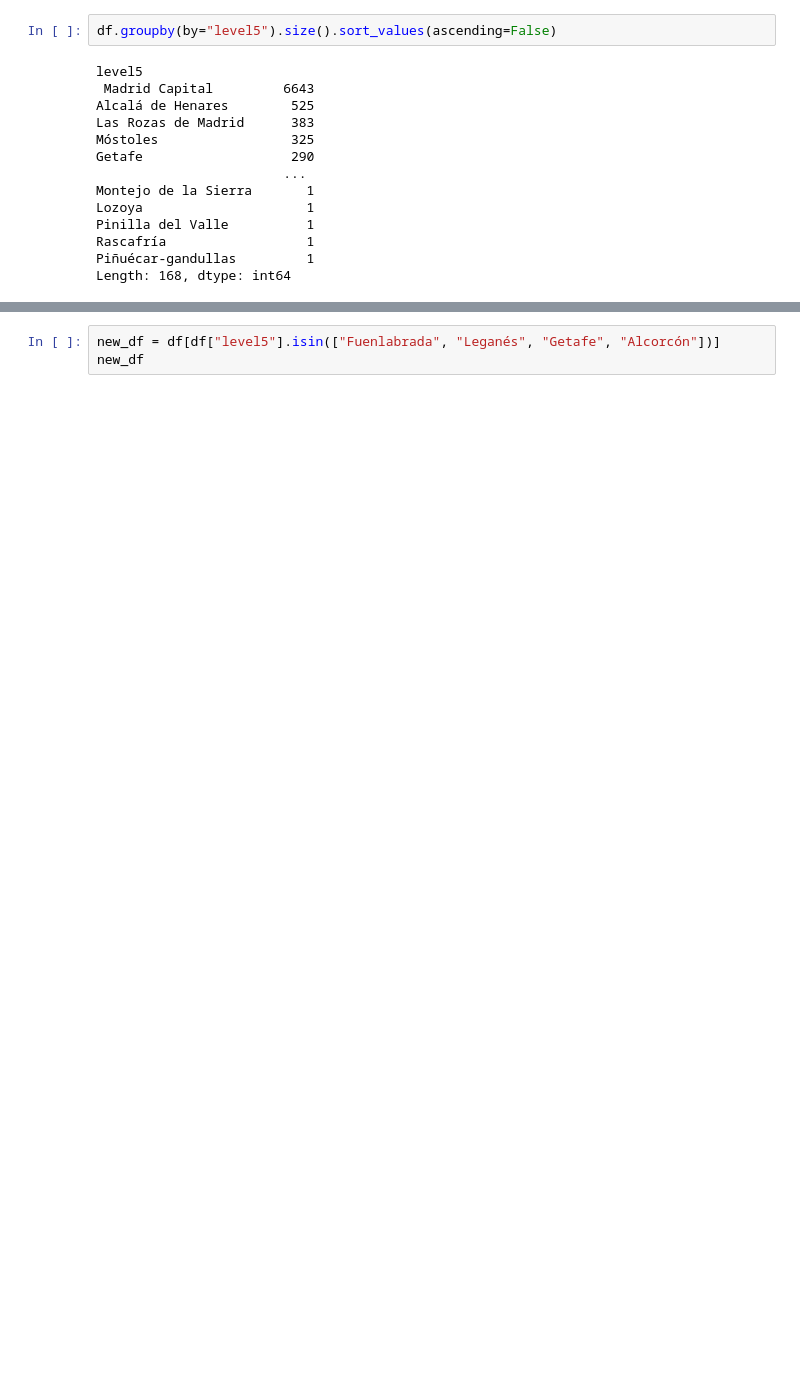
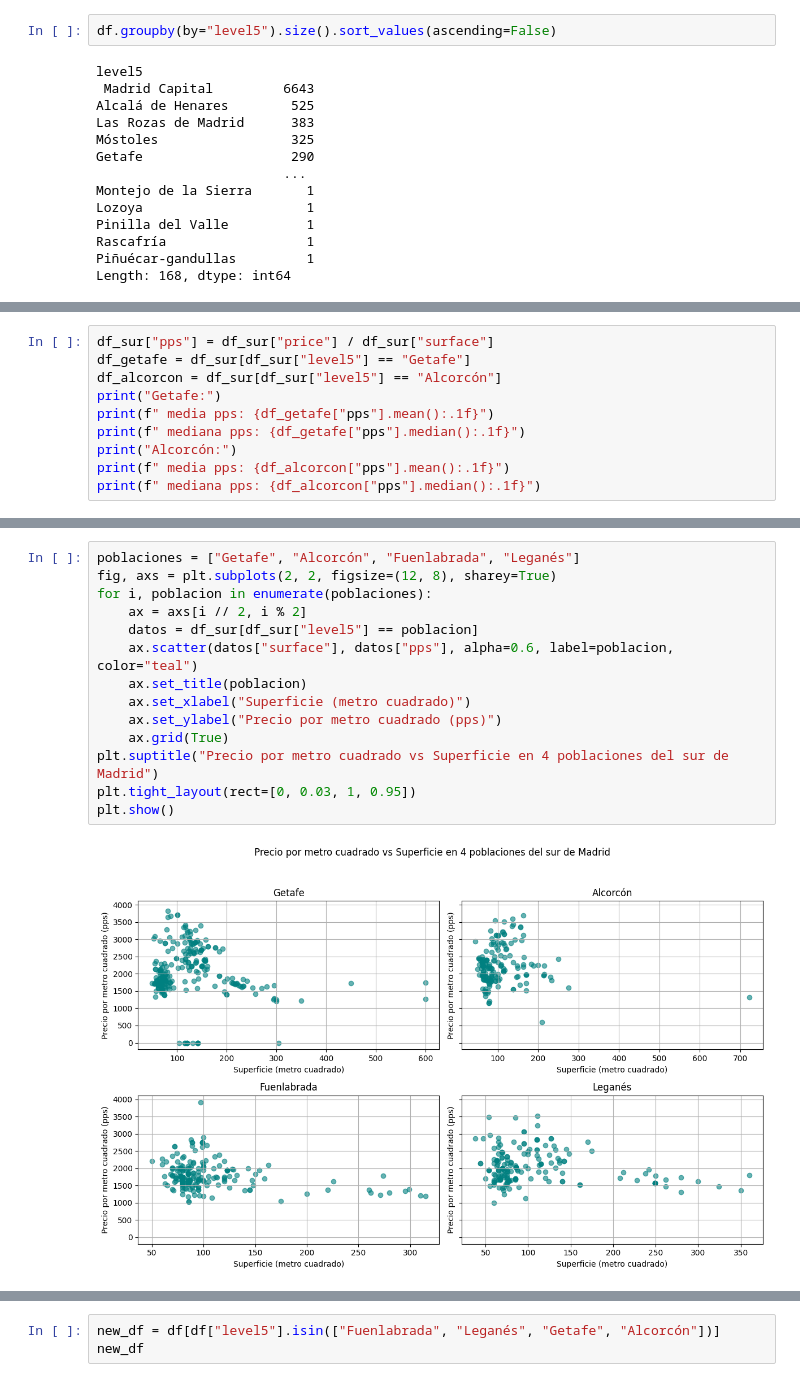
Before and after one commit to johnfbeltranc/pre_work, a Jupyter notebook: notebooks/01_analysis.ipynb, the cells around one changed output, grey strips where cells are left out. Drawn from its saved outputs; the diff is of its cells as text; blank space fills up the shorter version.

```diff
--- a/notebooks/01_analysis.ipynb
+++ b/notebooks/01_analysis.ipynb
@@ -273,0 +437,10 @@ Length: 168, dtype: int64
+# %%
+df_sur["pps"] = df_sur["price"] / df_sur["surface"]
+df_getafe = df_sur[df_sur["level5"] == "Getafe"]
+df_alcorcon = df_sur[df_sur["level5"] == "Alcorcón"]
+print("Getafe:")
+print(f" media pps: {df_getafe["pps"].mean():.1f}")
+print(f" mediana pps: {df_getafe["pps"].median():.1f}")
+print("Alcorcón:")
+print(f" media pps: {df_alcorcon["pps"].mean():.1f}")
+print(f" mediana pps: {df_alcorcon["pps"].median():.1f}")
@@ -274,2 +466,18 @@ Length: 168, dtype: int64
+# %%
+poblaciones = ["Getafe", "Alcorcón", "Fuenlabrada", "Leganés"]
+fig, axs = plt.subplots(2, 2, figsize=(12, 8), sharey=True)
+for i, poblacion in enumerate(poblaciones):
+    ax = axs[i // 2, i % 2]
+    datos = df_sur[df_sur["level5"] == poblacion]
+    ax.scatter(datos["surface"], datos["pps"], alpha=0.6, label=poblacion, color="teal")
+    ax.set_title(poblacion)
+    ax.set_xlabel("Superficie (metro cuadrado)")
+    ax.set_ylabel("Precio por metro cuadrado (pps)")
+    ax.grid(True)
+plt.suptitle("Precio por metro cuadrado vs Superficie en 4 poblaciones del sur de Madrid")
+plt.tight_layout(rect=[0, 0.03, 1, 0.95])
+plt.show()
+# %% [output]
+[figure, added]
 # %% [markdown]
 
```
Also changed, not shown: parts of 35 cells of this notebook.
